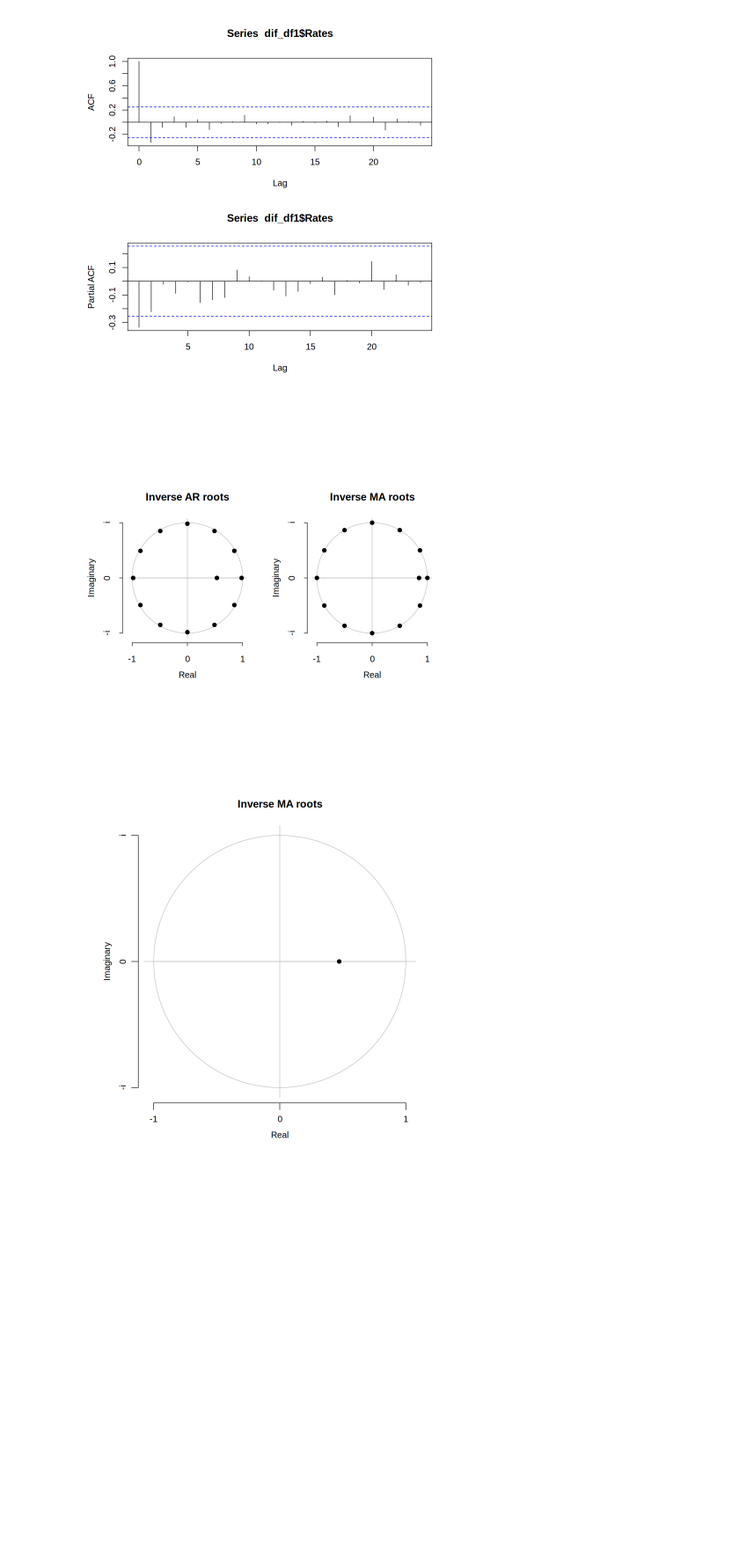
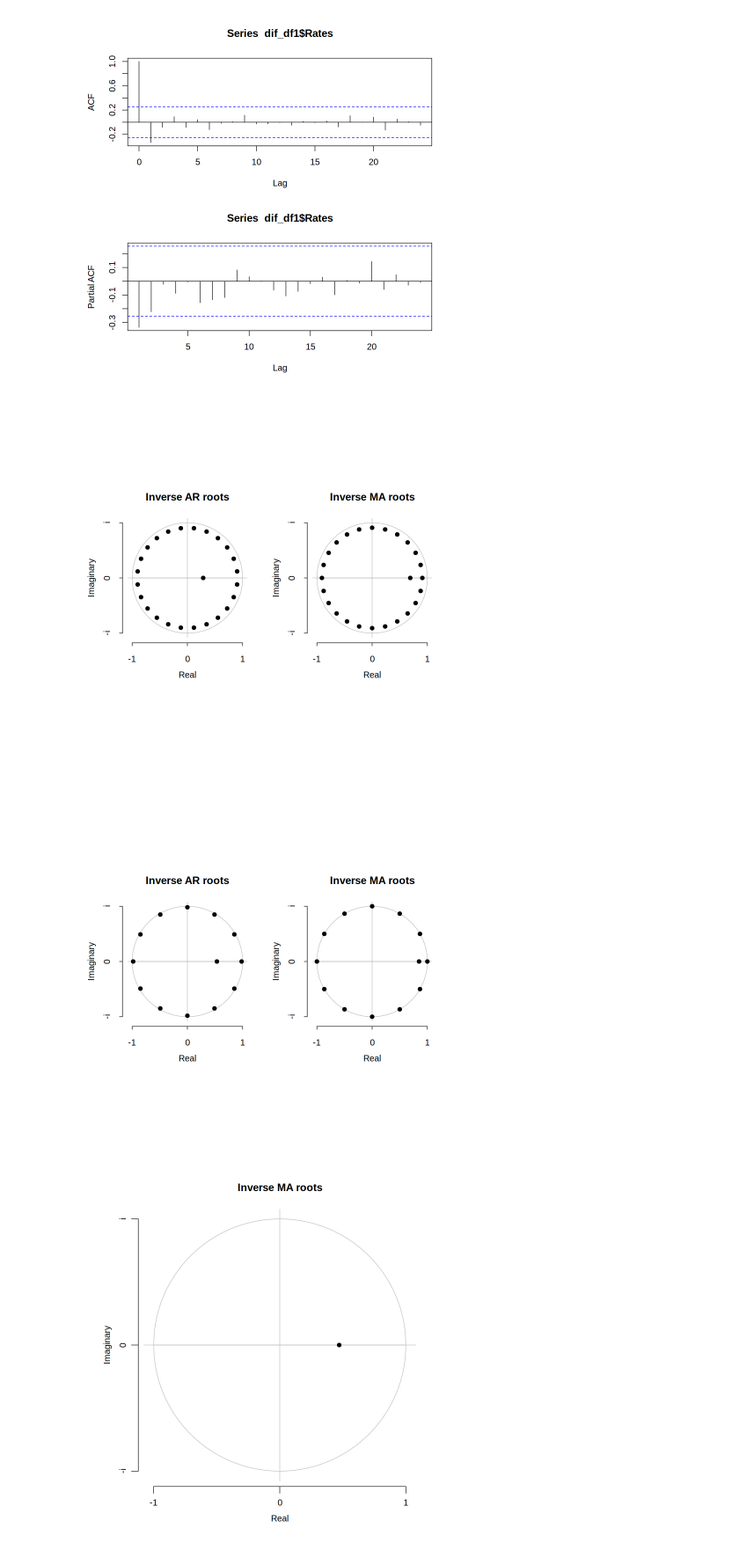
Before and after one commit to mngadilinda/Unemployment_SARIMA, a Jupyter notebook: Unemployement SARIMA.ipynb, the cells around one changed output. Shown: that part at 88% size. Saved outputs shown, nothing was run; the diff lists cells and outputs as text; code cells hidden in the pictures; blank space fills up the shorter version.

```diff
--- a/Unemployement SARIMA.ipynb
+++ b/Unemployement SARIMA.ipynb
@@ -90,10 +98,14 @@ pacf(dif_df1$Rates,lag.max = 24)
 # %% [output]
 [figure]
 # %%
-fit <- Arima(df$Rates, order=c(1,1,1), seasonal=list(order=c(1,1,1), period=12))
+model1 <- Arima(df$Rates, order=c(1,1,1), seasonal=list(order=c(1,1,1), period=24))
+model2 <- Arima(df$Rates, order=c(1,1,1), seasonal=list(order=c(1,1,1), period=12))
 # %%
 # model <- auto.arima(df$Rates)
-plot(fit)
+par(mfrow = c(2,1))
+plot(model1)
+plot(model2)
 # %% [output]
-[figure, old version]
+[figure, new version]
+[figure, added]
 # %%
```
Also changed, not shown: parts of 6 cells of this notebook.
